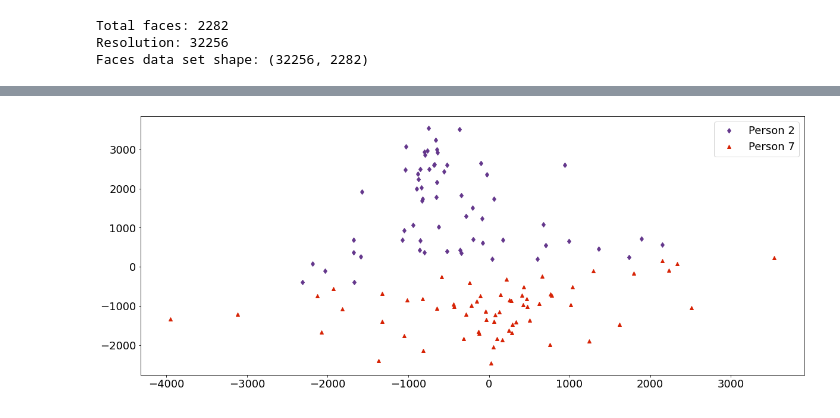
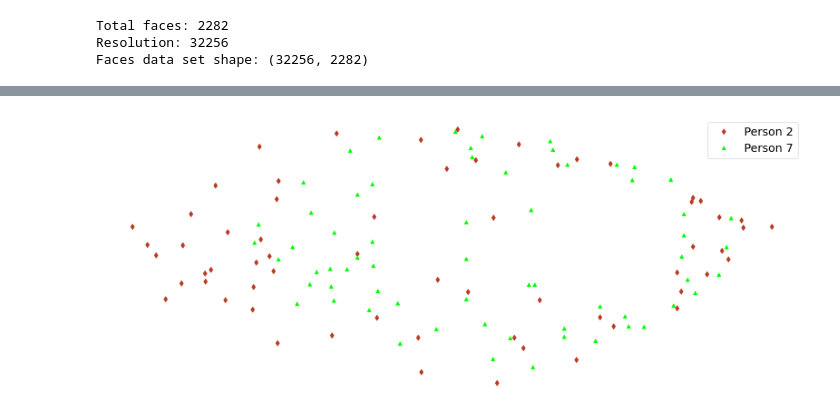
Before and after one commit to cedric-uden/Dimensionality-Reduction, a Jupyter notebook: notebooks/SVD-Meaningful_PCs.ipynb, the cells around one changed output, grey strips where cells are left out. Cells and saved outputs as stored; diff of their text form; code cells hidden in the pictures.

```diff
--- a/notebooks/SVD-Meaningful_PCs.ipynb
+++ b/notebooks/SVD-Meaningful_PCs.ipynb
@@ -121,8 +121,8 @@ plt.show()
 p1_num = 2  # Person number 2
 p2_num = 7  # Person number 7
 
-pc1 = 5
-pc2 = 6
+pc1 = 1
+pc2 = 2
 PCA_modes = [pc1, pc2]  # Project onto PCA modes 5 and 6
 # %%
 columns_faces_p1_left_delimiter = np.sum(n_faces[:(p1_num - 1)])
@@ -130,36 +130,39 @@ columns_faces_p1_right_delimiter = np.sum(n_faces[:p1_num])
 columns_faces_p2_left_delimiter = np.sum(n_faces[:(p2_num - 1)])
 columns_faces_p2_right_delimiter = np.sum(n_faces[:p2_num])
 
 # on mean subtracted data
 
 p1 = training_faces[:, columns_faces_p1_left_delimiter:columns_faces_p1_right_delimiter]
 p2 = training_faces[:, columns_faces_p2_left_delimiter:columns_faces_p2_right_delimiter]
 
 p1 = p1 - np.tile(avg_face, (p1.shape[1], 1)).T
 p2 = p2 - np.tile(avg_face, (p2.shape[1], 1)).T
 
 PCA_coordinates_P1 = u_mean_subtracted[:, PCA_modes - np.ones_like(PCA_modes)].T @ p1
 PCA_coordinates_P2 = u_mean_subtracted[:, PCA_modes - np.ones_like(PCA_modes)].T @ p2
 
 plt.plot(
     PCA_coordinates_P1[0, :],
     PCA_coordinates_P1[1, :],
     'd',
-    color=iwi_purple,
+    color="#BA3B21",
     label=f'Person {p1_num}'
 )
 plt.plot(
     PCA_coordinates_P2[0, :],
     PCA_coordinates_P2[1, :],
     '^',
-    color=hka_red,
+    color="#00FF00",
     label=f'Person {p2_num}'
 )
 
+plt.axis('off')
+
+
 plt.legend()
 plt.show()
 # %% [output]
-[figure, old version]
+[figure, new version]
 # %%
 p1 = training_faces[:, columns_faces_p1_left_delimiter:columns_faces_p1_right_delimiter]
 p2 = training_faces[:, columns_faces_p2_left_delimiter:columns_faces_p2_right_delimiter]
```
Also changed, not shown: 2 other files.
